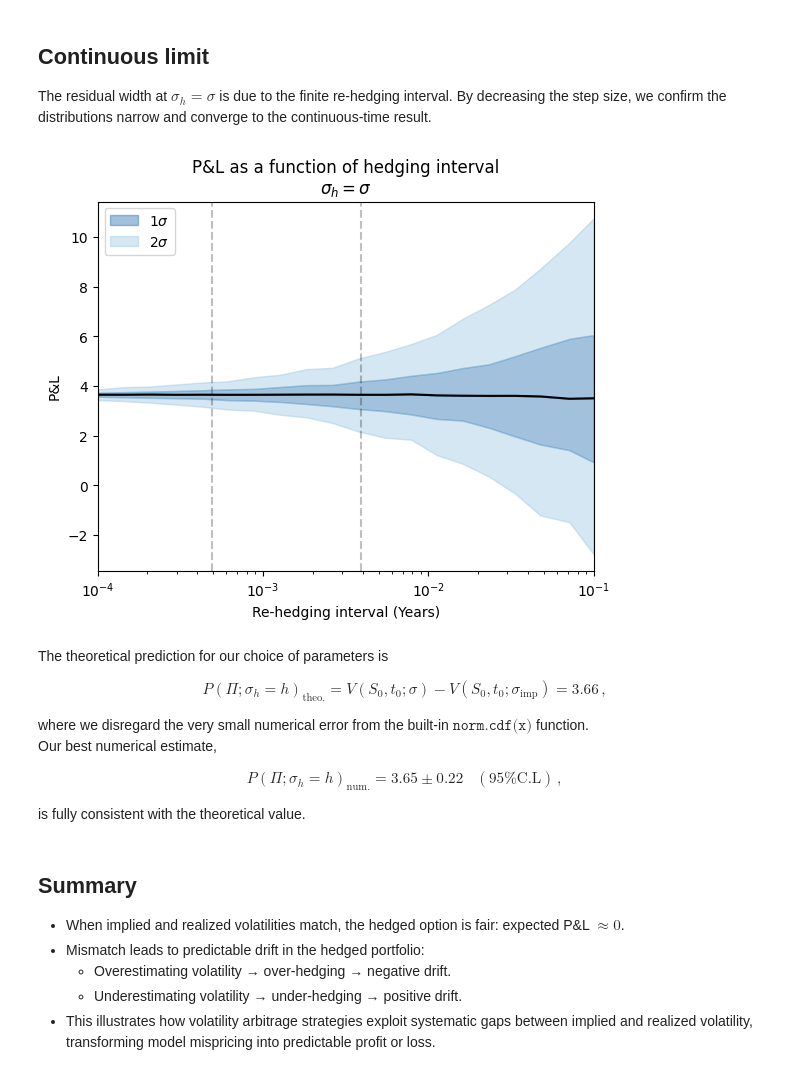
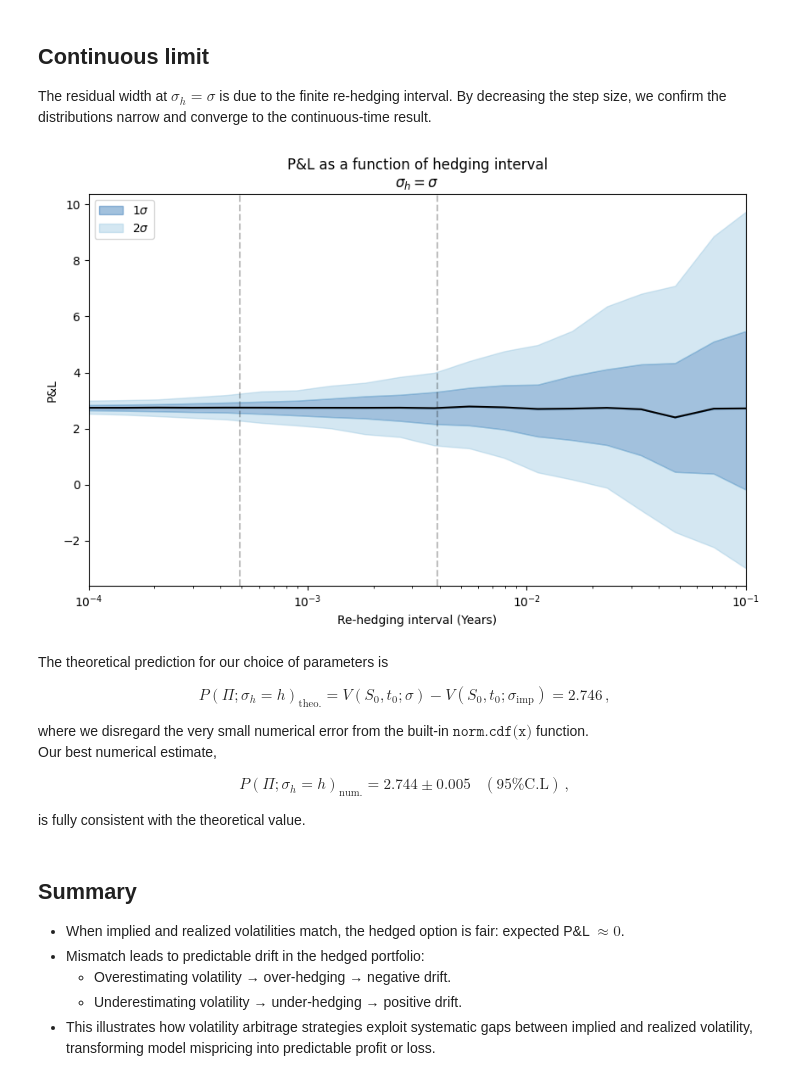
Before and after one commit to rebalkin/Quant-portfolio, a Jupyter notebook: notebooks/vol_arb.ipynb, the cells around one changed output. Saved outputs shown, nothing was run; the diff lists cells and outputs as text; code cells hidden in the pictures.

```diff
--- a/notebooks/vol_arb.ipynb
+++ b/notebooks/vol_arb.ipynb
@@ -169,15 +120,18 @@ T=1
 D=0
 MC = mc.GBM_time_series_fast(S0, mu, sigmaReal, T,dt,m)
 # %%
-sigmaH_range = np.linspace(0.1,0.7,100)
+sigmaH_range = np.linspace(0.1,0.7,50)
 dists = []
 dists_percentiles = []
+dists_std = []
 for sigmaH in  sigmaH_range:
-    dist,p = vol_arb(S0,r,K,D,sigmaH,sigmaReal,sigmaImp,T,dt,MC,True)
+    dist,p,std = va.vol_arb(S0,r,K,D,sigmaH,sigmaReal,sigmaImp,T,dt,MC,True)
     dists.append(dist)
     dists_percentiles.append(p)
+    dists_std.append(std)
 dists = np.array(dists)
 dists_percentiles = np.array(dists_percentiles)#+bs.bs_formula_price(S0,K,r,D,sigmaImp,T,'call') #SHIFTED!
+dists_std = np.array(dists_std)
 # %%
 fig, ax = plt.subplots(figsize=(10,6))
 
@@ -298,0 +259,22 @@ Key takeaways:
+# %%
+params = dict(S0=100, mu=0.03, r=0.05, K=100, sigmaImp=0.2, sigmaReal=0.3, m=5000, T=6/12, D=0.0)
+dt_range = [T/10,T/100,T/1000]
+sigmaH_range = np.linspace(0.1,0.7,50)
+# %%
+results = []   # list of dicts, one per dt
+
+for dt in dt_range:
+    # simulate once per dt, reuse for all sigma_h
+    MC = mc.GBM_time_series_fast(S0, mu, sigmaReal, T, dt, m)
+
+    rows = [va.vol_arb(S0, r, K, D, sH, sigmaReal, sigmaImp, T, dt, MC, True)
+            for sH in sigmaH_range]
+    dists, ps, stds = map(np.array, zip(*rows))   # -> arrays shape (len(sigmaH_range),)
+
+    results.append({
+        "dt": dt,
+        "sigmaH": sigmaH_range,
+        "dist": dists,
+        "p": ps,
+        "std": stds,
+    })
@@ -304,36 +318,39 @@ The residual width at $\sigma_h=\sigma$ is due to the finite re-hedging interval
 dt_range =1/np.round(np.logspace(1,4,20) )
 dists_dt = []
 dists_percentiles_dt = []
+dists_std = []
 for dt in  dt_range:
-    dist,p = vol_arb(S0,r,K,D,sigmaReal,sigmaReal,sigmaImp,T,dt,[mu,2000],False)
+    dist,p, std = va.vol_arb(S0,r,K,D,sigmaReal,sigmaReal,sigmaImp,T,dt,[mu,2000],False)
     dists_dt.append(dist)
     dists_percentiles_dt.append(p)
+    dists_std.append(std)
 dists_dt = np.array(dists_dt)
 dists_percentiles_dt = np.array(dists_percentiles_dt)
+dists_std = np.array(dists_std)
 # %%
-fig, ax = plt.subplots()
+fig, ax = plt.subplots(figsize=(10,6))
 
 colors= [plt.cm.Blues(0.8), plt.cm.Blues(0.4)]
 
 ax.plot(dt_range,dists_percentiles_dt[:,2],color='black')
 
 
 ax.fill_between(dt_range, dists_percentiles_dt[:,1], dists_percentiles_dt[:,2],alpha=0.4, color=colors[0], zorder=0,label=r'1$\sigma$')
 ax.fill_between(dt_range, dists_percentiles_dt[:,3], dists_percentiles_dt[:,2],alpha=0.4, color=colors[0], zorder=0)
 ax.fill_between(dt_range, dists_percentiles_dt[:,4], dists_percentiles_dt[:,3],alpha=0.4, color=colors[1], zorder=0,label=r'2$\sigma$')
 ax.fill_between(dt_range, dists_percentiles_dt[:,0], dists_percentiles_dt[:,1],alpha=0.4, color=colors[1], zorder=0)
 plt.legend()
 
 
 # plt.grid(True)
 plt.xlim(1e-4,1e-1)
 plt.axvline(x=1/255, color='k', linestyle='--',alpha=0.25)
 plt.axvline(x=1/(255*8), color='k', linestyle='--',alpha=0.25)
 plt.axvline(x=1/(255*8*60), color='k', linestyle='--',alpha=0.25)
 plt.xlabel(r'Re-hedging interval (Years)')
 plt.ylabel('P&L')
 plt.title('P&L as a function of hedging interval\n'+ r'$\sigma_h = \sigma$ ')
 ax.set_xscale("log")
 plt.show()
 # %% [output]
-[figure, old version]
+[figure, new version]
@@ -340,12 +360,12 @@ plt.show()
 # %% [markdown]
 The theoretical prediction for our choice of parameters is
 \begin{align}
-P(\Pi;\sigma_h=h)_{\text{theo.}} = V(S_0,t_0;\sigma)-V(S_0,t_0;\sigma_{\text{imp}}) = 3.66\,,
+P(\Pi;\sigma_h=h)_{\text{theo.}} = V(S_0,t_0;\sigma)-V(S_0,t_0;\sigma_{\text{imp}}) = 2.746\,,
 \end{align}
 where we disregard the very small numerical error from the built-in $\texttt{norm.cdf(x)}$ function.
 Our best numerical estimate,
 \begin{align}
-P(\Pi;\sigma_h=h)_{\text{num.}} = 3.65 \pm 0.22 \;\;\; (\text{95\% C.L})\,,
+P(\Pi;\sigma_h=h)_{\text{num.}} = 2.744 \pm 0.005 \;\;\; (\text{95\% C.L})\,,
 \end{align}
 is fully consistent with the theoretical value.
 # %% [markdown]
```
Also changed, not shown: parts of 9 cells of this notebook, 1 other file.
